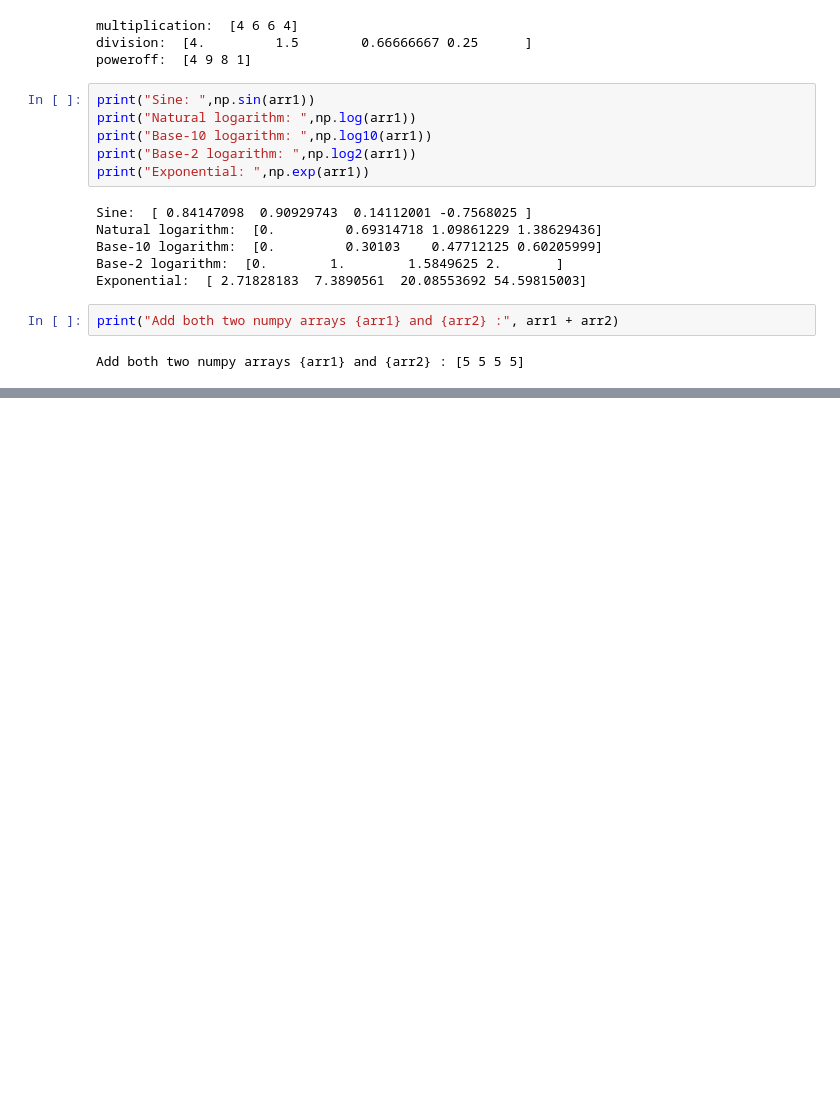
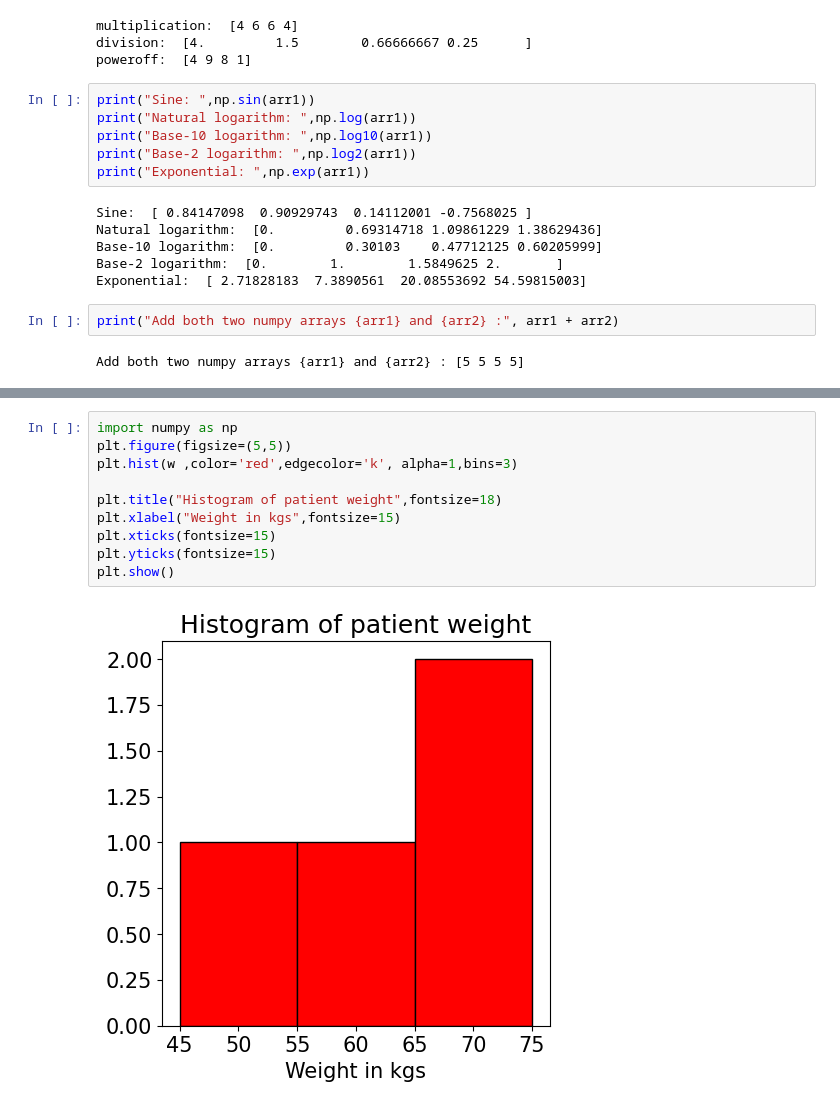
Before and after one commit to 2303A52103/AIML_2303A52103, a Jupyter notebook: Lab01_AIML.ipynb, the cells around one changed output, grey strips where cells are left out. Saved outputs shown, nothing was run; the diff lists cells and outputs as text; blank space fills up the shorter version.

```diff
--- a/Lab01_AIML.ipynb
+++ b/Lab01_AIML.ipynb
@@ -57,0 +100,12 @@ Add both two numpy arrays {arr1} and {arr2} : [5 5 5 5]
+# %%
+import numpy as np
+plt.figure(figsize=(5,5))
+plt.hist(w ,color='red',edgecolor='k', alpha=1,bins=3)
+
+plt.title("Histogram of patient weight",fontsize=18)
+plt.xlabel("Weight in kgs",fontsize=15)
+plt.xticks(fontsize=15)
+plt.yticks(fontsize=15)
+plt.show()
+# %% [output]
+[figure, added]
```
Also changed, not shown: parts of 11 cells of this notebook.
